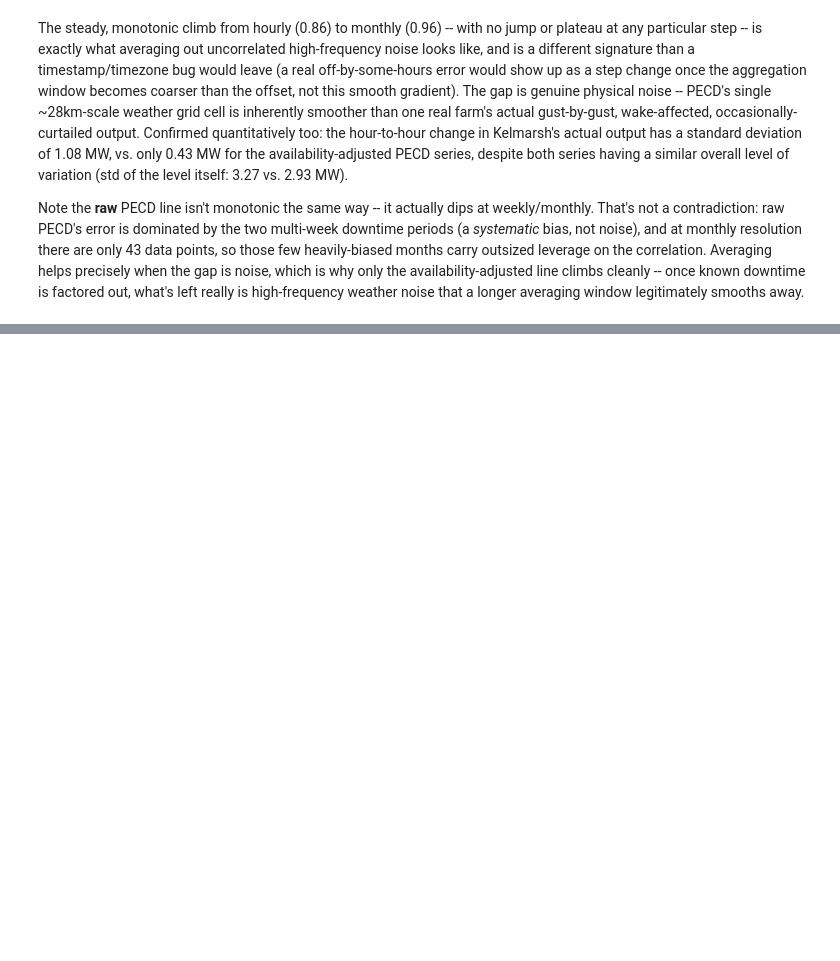
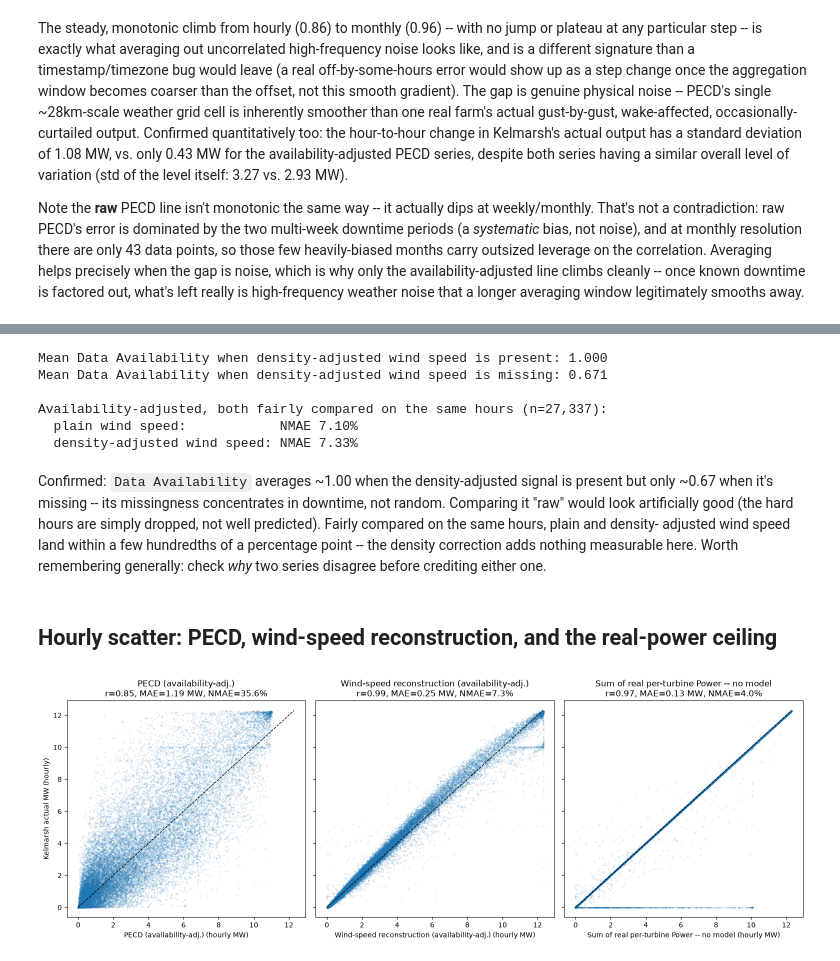
Before and after one commit to cgroll/energy-insights, a Jupyter notebook: book/notebooks/12_kelmarsh_vs_pecd.ipynb, the cells around one changed output, grey strips where cells are left out. Drawn from its saved outputs; the diff is of its cells as text; code cells hidden in the pictures; blank space fills up the shorter version.

```diff
--- a/book/notebooks/12_kelmarsh_vs_pecd.ipynb
+++ b/book/notebooks/12_kelmarsh_vs_pecd.ipynb
@@ -305,0 +358,6 @@ noise that a longer averaging window legitimately smooths away.
+# %%
+turbine_power_wide = scada.pivot(index="timestamp", columns="turbine", values="Power (kW)")
+turbine_power_wide.index = turbine_power_wide.index.tz_localize("UTC")
+turbine_power_sum_mw = (
+    (turbine_power_wide.sum(axis=1, min_count=6) / 1000).resample("h").mean().rename("turbine_power_sum")
+)
@@ -306,3 +412,63 @@ noise that a longer averaging window legitimately smooths away.
+# %%
+is_missing = scada["Density adjusted wind speed (m/s)"].isna()
+avail_when_present = scada.loc[~is_missing, "Data Availability"].mean()
+avail_when_missing = scada.loc[is_missing, "Data Availability"].mean()
+print(f"Mean Data Availability when density-adjusted wind speed is present: {avail_when_present:.3f}")
+print(f"Mean Data Availability when density-adjusted wind speed is missing: {avail_when_missing:.3f}")
+
+windspeed_densityadj_raw_mw = farm_mw_from_wind_speed("Density adjusted wind speed (m/s)")
+windspeed_densityadj_adj_mw = windspeed_densityadj_raw_mw * hourly_availability.reindex(windspeed_densityadj_raw_mw.index)
+adj_comparison = pd.concat(
+    [comparison["windspeed_adj"], windspeed_densityadj_adj_mw.rename("windspeed_densityadj_adj")], axis=1, sort=True
+).dropna()
+adj_comparison["kelmarsh_actual_mw"] = comparison["kelmarsh_actual_mw"]
+s_plain = stats(adj_comparison["kelmarsh_actual_mw"], adj_comparison["windspeed_adj"])
+s_dens = stats(adj_comparison["kelmarsh_actual_mw"], adj_comparison["windspeed_densityadj_adj"])
+print(f"\nAvailability-adjusted, both fairly compared on the same hours (n={len(adj_comparison):,}):")
+print(f"  plain wind speed:            NMAE {s_plain['nmae_pct']:.2f}%")
+print(f"  density-adjusted wind speed: NMAE {s_dens['nmae_pct']:.2f}%")
+# %% [output]
+Mean Data Availability when density-adjusted wind speed is present: 1.000
+Mean Data Availability when density-adjusted wind speed is missing: 0.671
+
+Availability-adjusted, both fairly compared on the same hours (n=27,337):
+  plain wind speed:            NMAE 7.10%
+  density-adjusted wind speed: NMAE 7.33%
+# %% [markdown]
+Confirmed: `Data Availability` averages ~1.00 when the density-adjusted
+signal is present but only ~0.67 when it's missing -- its missingness
+concentrates in downtime, not random. Comparing it "raw" would look
+artificially good (the hard hours are simply dropped, not well
+predicted). Fairly compared on the same hours, plain and density-
+adjusted wind speed land within a few hundredths of a percentage point
+-- the density correction adds nothing measurable here. Worth
+remembering generally: check *why* two series disagree before crediting
+either one.
+# %% [markdown]
+## Hourly scatter: PECD, wind-speed reconstruction, and the real-power ceiling
+# %%
+hourly_all = comparison[
+    ["kelmarsh_actual_mw", "pecd_implied_mw_availability_adjusted", "windspeed_adj", "turbine_power_sum"]
+].dropna()
+
+panels = [
+    ("pecd_implied_mw_availability_adjusted", "PECD (availability-adj.)"),
+    ("windspeed_adj", "Wind-speed reconstruction (availability-adj.)"),
+    ("turbine_power_sum", "Sum of real per-turbine Power -- no model"),
+]
+fig, axes = plt.subplots(1, 3, figsize=(15.5, 5.5), sharex=True, sharey=True)
+for ax, (col, title) in zip(axes, panels):
+    ax.scatter(hourly_all[col], hourly_all["kelmarsh_actual_mw"], s=2, alpha=0.1, rasterized=True)
+    lims = [0, installed_capacity_mw]
+    ax.plot(lims, lims, "k--", linewidth=1)
+    ax.set_xlabel(f"{title} (hourly MW)")
+    s = stats(hourly_all["kelmarsh_actual_mw"], hourly_all[col])
+    ax.set_title(f"{title}\nr={s['corr']:.2f}, MAE={s['mae_mw']:.2f} MW, NMAE={s['nmae_pct']:.1f}%")
+axes[0].set_ylabel("Kelmarsh actual MW (hourly)")
+fig.tight_layout()
+plt.show()
+# %% [output]
+[figure, added]
 # %% [markdown]
 ## Takeaways
 
```
Also changed, not shown: parts of 9 cells of this notebook, 5 other files.
